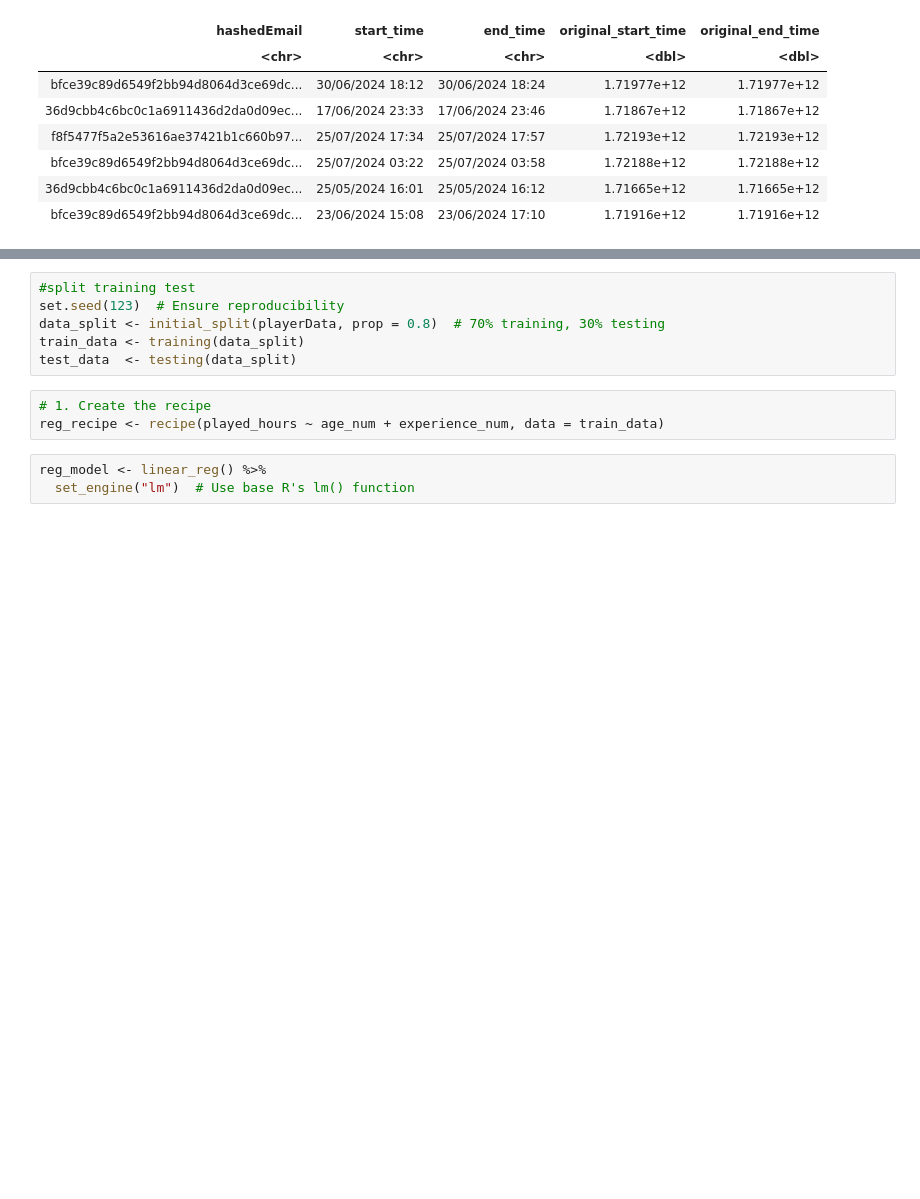
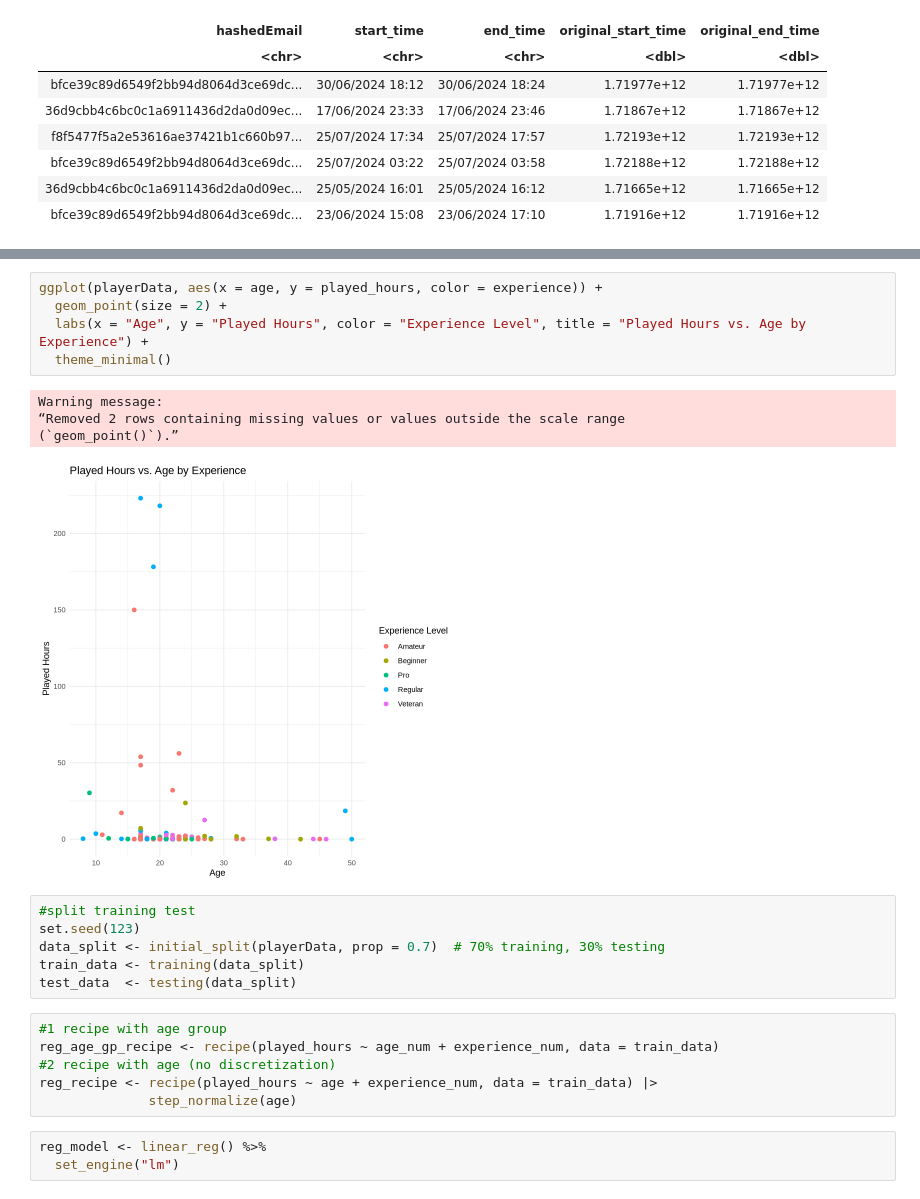
Before and after one commit to aric-chan/dsci-100-2024w2-project-005-6, a Jupyter notebook: aric_dsci100_gp.ipynb, the cells around one changed output, grey strips where cells are left out. Saved outputs shown, nothing was run; the diff lists cells and outputs as text; blank space fills up the shorter version.

```diff
--- a/aric_dsci100_gp.ipynb
+++ b/aric_dsci100_gp.ipynb
@@ -91,16 +91,29 @@ A tibble: 6 × 6
 | Amateur | 21 | young adult | 0.7 | 3 | young adult |
 | Regular | 21 | young adult | 0.1 | 2 | young adult |
 | Amateur | 17 | young adult | 0.0 | 3 | young adult |
+# %%
+ggplot(playerData, aes(x = age, y = played_hours, color = experience)) +
+  geom_point(size = 2) +
+  labs(x = "Age", y = "Played Hours", color = "Experience Level", title = "Played Hours vs. Age by Experience") +
+  theme_minimal()
+# %% [output]
+Warning message:
+“Removed 2 rows containing missing values or values outside the scale range
+(`geom_point()`).”
+[figure, added]
 # %%
 #split training test
-set.seed(123)  # Ensure reproducibility
-data_split <- initial_split(playerData, prop = 0.8)  # 70% training, 30% testing
+set.seed(123)
+data_split <- initial_split(playerData, prop = 0.7)  # 70% training, 30% testing
 train_data <- training(data_split)
 test_data  <- testing(data_split)
 # %%
-# 1. Create the recipe
-reg_recipe <- recipe(played_hours ~ age_num + experience_num, data = train_data)
+#1 recipe with age group
+reg_age_gp_recipe <- recipe(played_hours ~ age_num + experience_num, data = train_data)
+#2 recipe with age (no discretization)
+reg_recipe <- recipe(played_hours ~ age + experience_num, data = train_data) |>
+              step_normalize(age)
 # %%
 reg_model <- linear_reg() %>%
-  set_engine("lm")  # Use base R's lm() function
+  set_engine("lm")
 # %%
```
Also changed, not shown: parts of 7 cells of this notebook.
